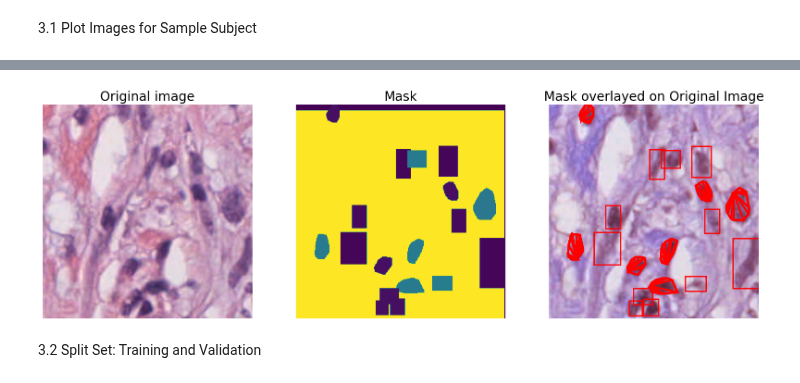
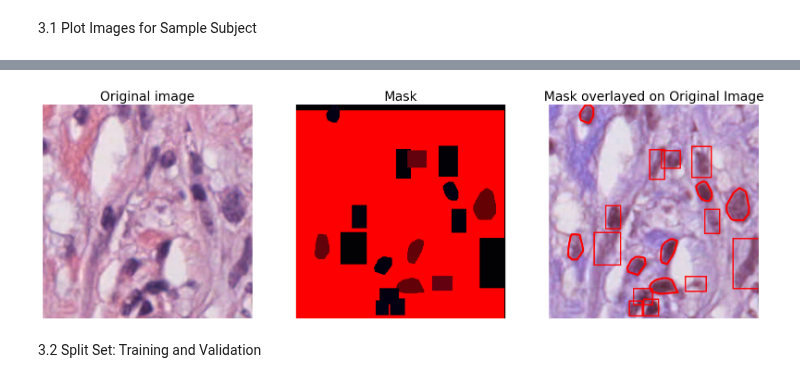
Before and after one commit to wangelam/ecse415Final, a Jupyter notebook: FinalProject.ipynb, the cells around one changed output, grey strips where cells are left out. Drawn from its saved outputs; the diff is of its cells as text; code cells hidden in the pictures.

Commit message:
fixed display colors in 3.1

```diff
--- a/FinalProject.ipynb
+++ b/FinalProject.ipynb
@@ -17,7 +17,7 @@ import random
 # %% [markdown]
 Load Source Dataset (done locally)
 # %%
-path =os.path.join('.', 'QC')
+path =os.path.join('..', 'QC')
 np.set_printoptions(threshold=sys.maxsize)
 # %%
 rgb_dir = os.path.join(path, "rgb")
@@ -76,15 +36,15 @@ plot_sample_subject(sample_image_path,sample_mask_path )
 # %%
-def plot_sample(id, image_path, mask_path):
-    # Load the Image
+def plot_sample(id):
+    image_path = os.path.join(rgb_dir, id)
     image = cv2.imread(image_path + '.png')
-    # Load your mask image (assuming it's a binary image)
-    mask_noChange = cv2.imread(mask_path)
-    mask = cv2.imread(mask_path + '.png', cv2.IMREAD_GRAYSCALE)
-    max = np.max(mask)
-    #make overlay image
-    # overlayed = image.copy()
 
-    df = pd.read_csv(os.path.join(csv_dir, id + '.csv')) # choose the first patient
+    mask_path = os.path.join(mask_dir, id)
+    mask = cv2.imread(mask_path + '.png')
+
+    image = cv2.imread(image_path + '.png')
+
+    # choose the first patient
+    df = pd.read_csv(os.path.join(csv_dir, id + '.csv'))
 
 
     fontsize= 20
@@ -97,7 +57,7 @@ def plot_sample(id, image_path, mask_path):
     plt.title('Original image',fontsize=fontsize)
 
     plt.subplot(132)
-    ax2.imshow(mask)
+    ax2.imshow(cv2.cvtColor(mask, cv2.COLOR_BGR2RGB))
     ax2.axis('off')
     plt.title('Mask',fontsize=fontsize)
 
@@ -105,7 +65,7 @@ def plot_sample(id, image_path, mask_path):
     plt.subplot(133)
     ax3.imshow(image)
     ax3.axis('off')
-    plt.title('Mask overlayed on Original Image', fontsize=fontsize)
+    plt.title('Mask overlayed on Original Image',fontsize=fontsize)
 
     for i in range(df.shape[0]):
 
@@ -115,27 +75,20 @@ def plot_sample(id, image_path, mask_path):
             patch = Rectangle((df['xmin'][i], df['ymin'][i]), width, height, linewidth=2, edgecolor='r', facecolor='none')
             ax3.add_patch(patch)
 
-        elif(df['type'][i]=='polyline'):
-            x = df['coords_x'][i].split(',')
-            x = list(map(float, x))
-            y = df['coords_y'][i].split(',')
-            y = list(map(float, y))
 
-        coords = []
-        for i,elem in enumerate(x):
-            xy = (elem,y[i])
-            coords.append(xy)
-            patch = Polygon(coords, linewidth=3, edgecolor='r', facecolor='none')
+        elif df['type'][i] == 'polyline':
+            x = list(map(float, df['coords_x'][i].split(',')))
+            y = list(map(float, df['coords_y'][i].split(',')))
+
+            coords = list(zip(x, y))  # Combine x and y coordinates into tuples
+            patch = Polygon(coords, linewidth=3, edgecolor='r', facecolor='none')  # Ensure only one polygon is added
             ax3.add_patch(patch)
 # %%
 subject_id = "TCGA-A1-A0SP-DX1_id-5ea4095addda5f8398977ebc_left-7053_top-53967_bottom-54231_right-7311"
 
-sample_image_path = os.path.join(rgb_dir, subject_id)
-sample_mask_path = os.path.join(mask_dir, subject_id)
-
-plot_sample(subject_id, sample_image_path, sample_mask_path)
+plot_sample(subject_id)
 # %% [output]
-[figure, old version]
+[figure, new version]
 # %% [markdown]
 3.2 Split Set: Training and Validation
 # %%
```
Also changed, not shown: parts of 3 cells of this notebook.
